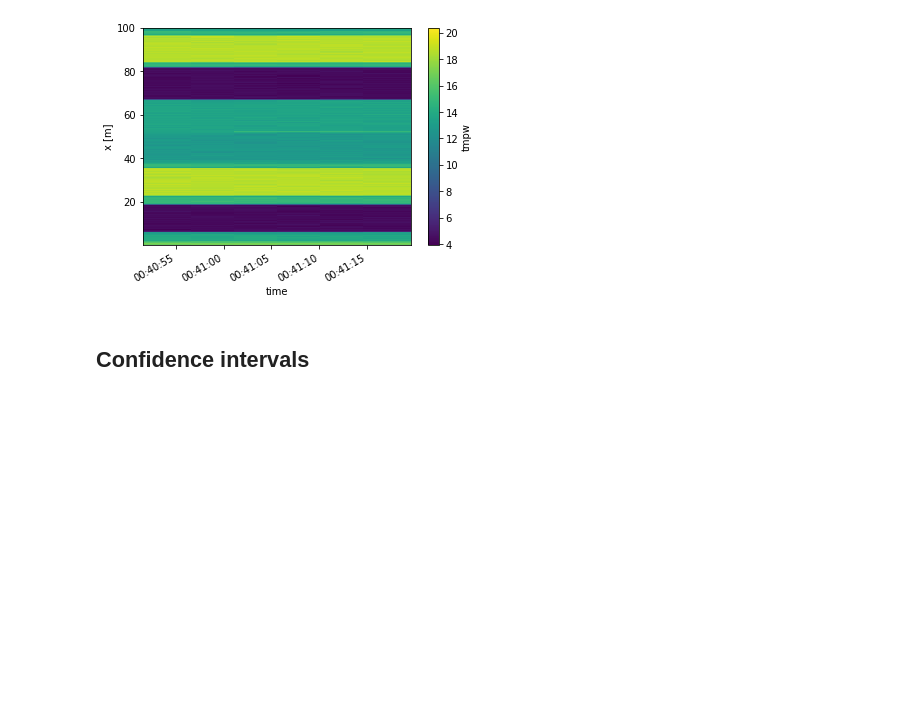
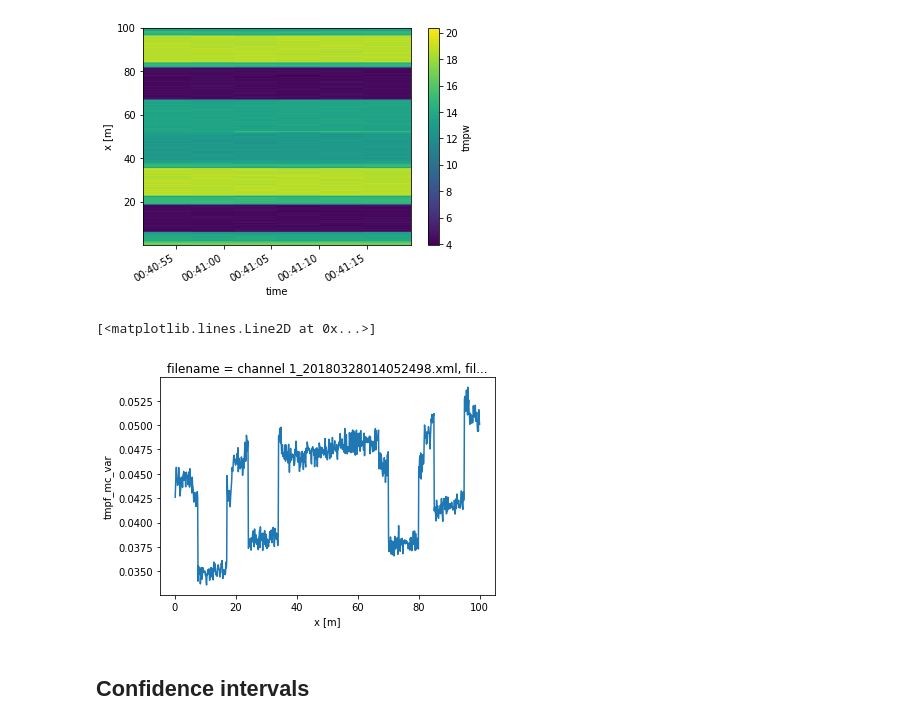
Before and after one commit to dtscalibration/python-dts-calibration, a Jupyter notebook: examples/notebooks/08Calibrate_double_wls.ipynb, the cells around one changed output. Drawn from its saved outputs; the diff is of its cells as text; code cells hidden in the pictures; blank space fills up the shorter version.

```diff
--- a/examples/notebooks/08Calibrate_double_wls.ipynb
+++ b/examples/notebooks/08Calibrate_double_wls.ipynb
@@ -70,6 +71,11 @@ ds.tmpw.plot()
 # %% [output]
 <matplotlib.collections.QuadMesh at 0x...>
 [figure]
+# %%
+ds.tmpf_mc_var.isel(time=0).plot()
+# %% [output]
+[<matplotlib.lines.Line2D at 0x...>]
+[figure, added]
 # %% [markdown]
 ## Confidence intervals
 # %% [markdown]
```
Also changed, not shown: parts of 2 cells of this notebook, 53 other files.
